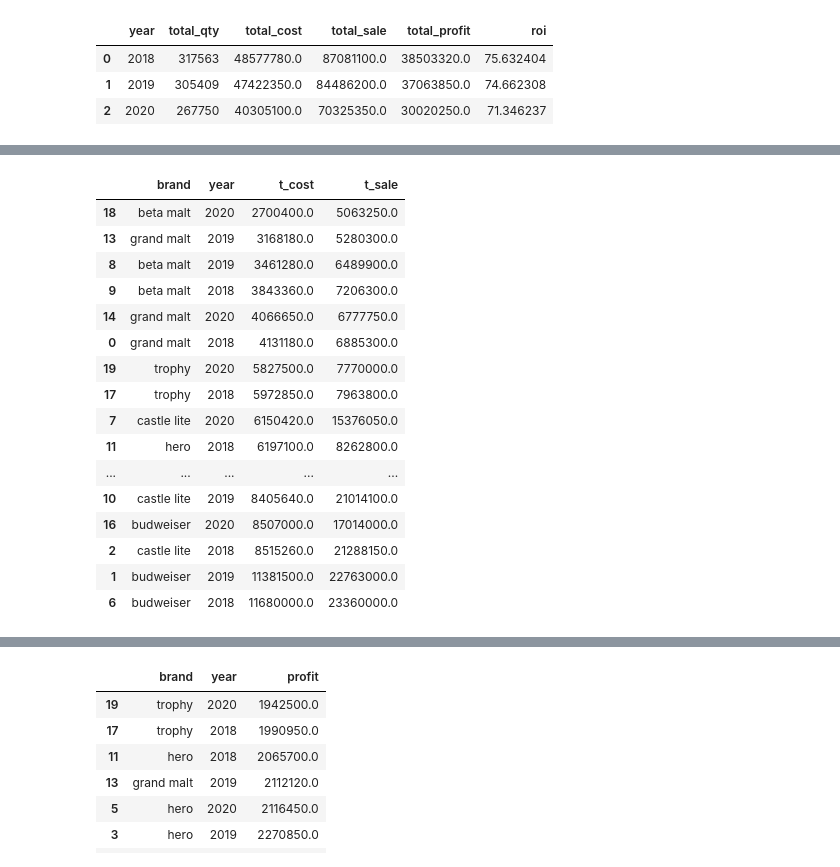
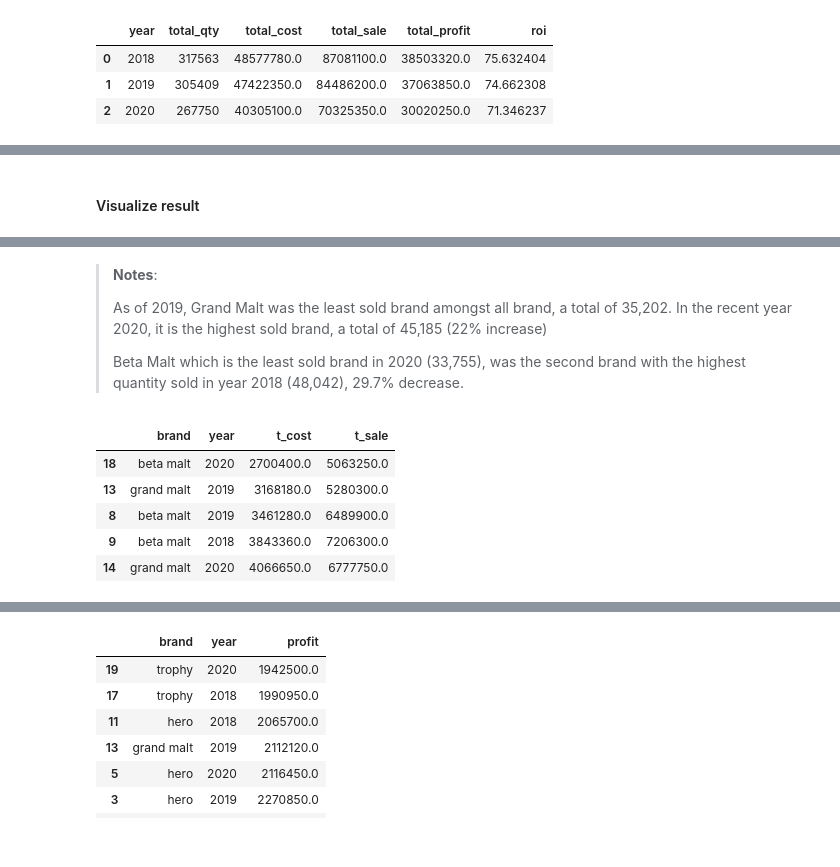
Before and after one commit to TelRich/International-Breweries-Analysis-with-SQL-and-Python, a Jupyter notebook: brew.ipynb, the cells around one changed output, grey strips where cells are left out. Cells and saved outputs as stored; diff of their text form; code cells hidden in the pictures.

```diff
--- a/brew.ipynb
+++ b/brew.ipynb
@@ -304,3 +336,5 @@ brand_qty_sld
+# %% [markdown]
+#### Visualize result
 # %%
 fig = px.bar(brand_qty_sld, 'qty_sold', 'brand', facet_col='year',
              color='qty_sold', title='Quantity Sold by Brand',
@@ -309,39 +343,34 @@ fig = px.bar(brand_qty_sld, 'qty_sold', 'brand', facet_col='year',
 fig.update_xaxes(showticklabels=False)
 # %% [output]
 [interactive output not drawn]
+# %% [markdown]
+>**Notes**:
+>
+> As of 2019, Grand Malt was the least sold brand amongst all brand, a total of 35,202. In the recent year 2020, it is the highest sold brand, a total of 45,185 (22% increase)
+>
+> Beta Malt which is the least sold brand in 2020 (33,755), was the second brand with the highest quantity sold in year 2018 (48,042), 29.7% decrease.
 # %%
 query = '''
 SELECT
     brand,
     year,
     SUM(total_cost) t_cost,
     SUM(total_sale) t_sale
 FROM
     breweries_sales
 GROUP BY
     brand,
     year
 '''
 brand_cst_sale = pd.read_sql_query(query, engine).sort_values('t_cost')
-brand_cst_sale
+brand_cst_sale.head()
 # %% [output]
 |  | brand | year | t_cost | t_sale |
 | 18 | beta malt | 2020 | 2700400.0 | 5063250.0 |
 | 13 | grand malt | 2019 | 3168180.0 | 5280300.0 |
 | 8 | beta malt | 2019 | 3461280.0 | 6489900.0 |
 | 9 | beta malt | 2018 | 3843360.0 | 7206300.0 |
 | 14 | grand malt | 2020 | 4066650.0 | 6777750.0 |
-| 0 | grand malt | 2018 | 4131180.0 | 6885300.0 |
-| 19 | trophy | 2020 | 5827500.0 | 7770000.0 |
-| 17 | trophy | 2018 | 5972850.0 | 7963800.0 |
-| 7 | castle lite | 2020 | 6150420.0 | 15376050.0 |
-| 11 | hero | 2018 | 6197100.0 | 8262800.0 |
-| ... | ... | ... | ... | ... |
-| 10 | castle lite | 2019 | 8405640.0 | 21014100.0 |
-| 16 | budweiser | 2020 | 8507000.0 | 17014000.0 |
-| 2 | castle lite | 2018 | 8515260.0 | 21288150.0 |
-| 1 | budweiser | 2019 | 11381500.0 | 22763000.0 |
-| 6 | budweiser | 2018 | 11680000.0 | 23360000.0 |
 # %%
 fig = px.bar(brand_cst_sale, ['t_cost', 't_sale'], 'brand', facet_col='year',
              text_auto='.3s', title='Profit by Brand', height=500, width=700,
```
Also changed, not shown: parts of 18 cells of this notebook.
